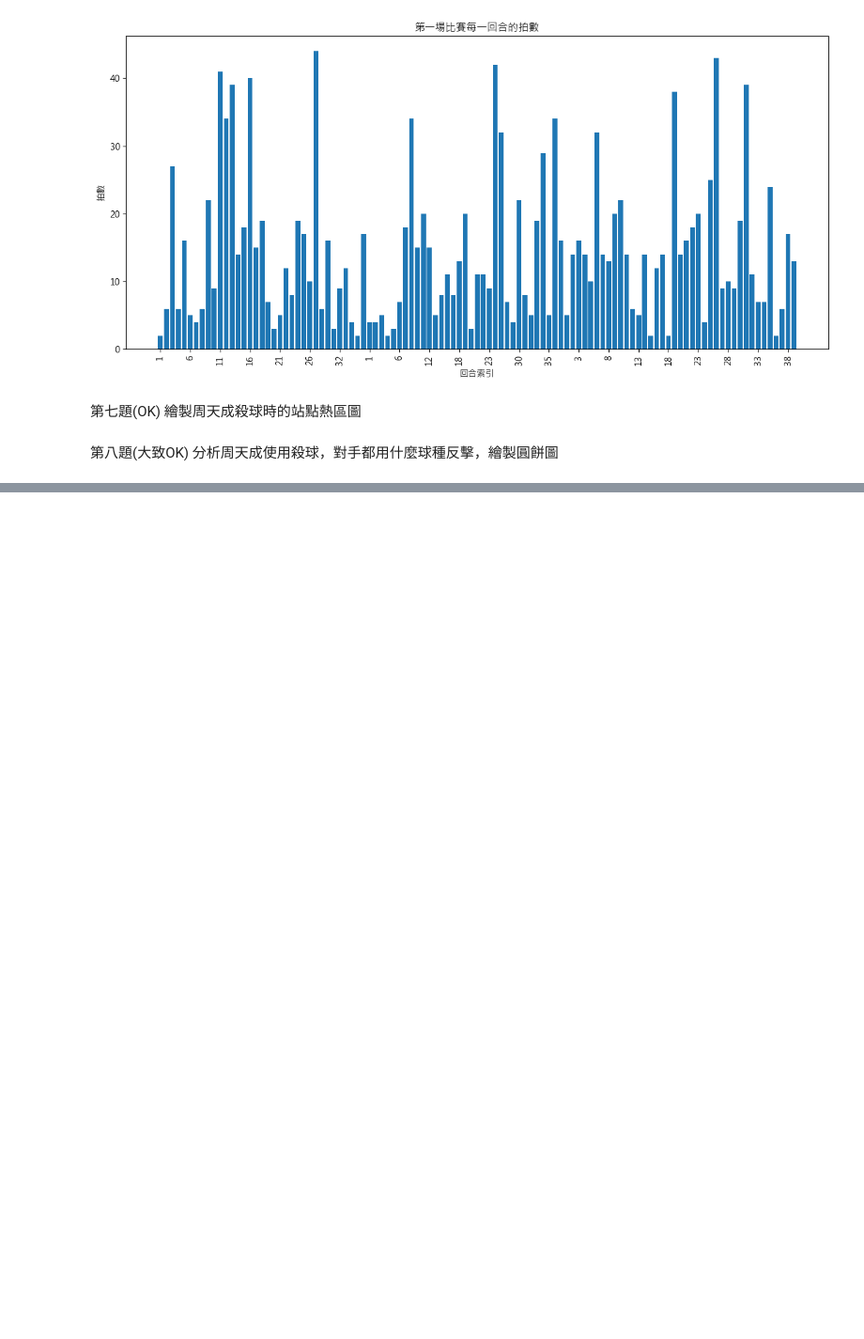
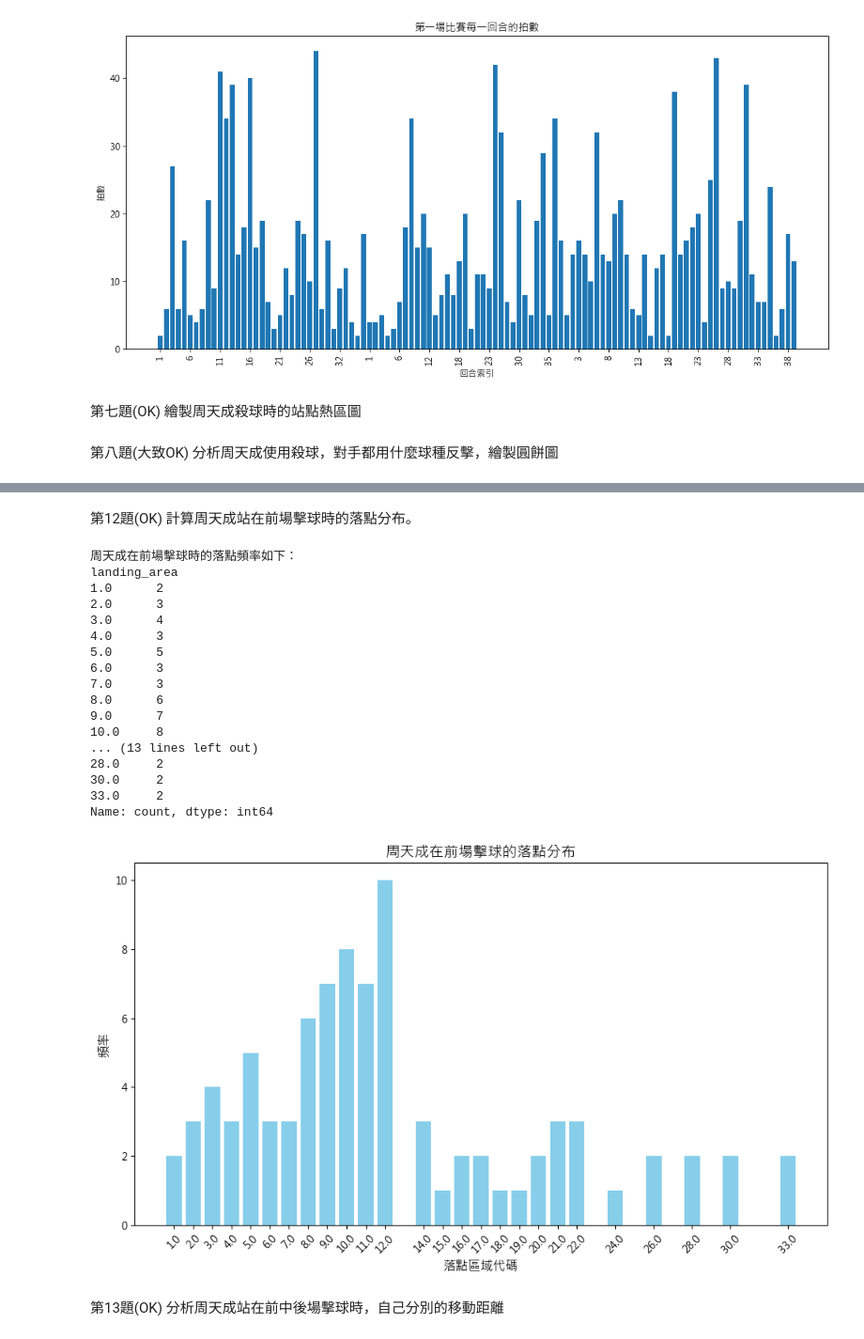
Before and after one commit to DanielTeng0811/BadmintonAI, a Jupyter notebook: question_ans_final.ipynb, the cells around one changed output, grey strips where cells are left out. Shown at 94% size. Cells and saved outputs as stored; diff of their text form; code cells hidden in the pictures; blank space fills up the shorter version.

```diff
--- a/question_ans_final.ipynb
+++ b/question_ans_final.ipynb
@@ -455,0 +612,61 @@ if len(df) > 0:
+# %% [markdown]
+第12題(OK)
+計算周天成站在前場擊球時的落點分布。
+# %%
+import platform
+import matplotlib.pyplot as plt
+import pandas as pd
+
+# 設置字體
+s = platform.system()
+plt.rcParams['font.sans-serif'] = ['Arial Unicode MS', 'PingFang TC'] if s == 'Darwin' else ['Microsoft JhengHei', 'SimHei'] if s == 'Windows' else ['WenQuanYi Zen Hei']
+plt.rcParams['axes.unicode_minus'] = False
+
+# 確認數據是否存在
+if len(df) > 0:
+    # 過濾周天成站在前場擊球的數據
+    front_court_areas = [17, 18, 19, 20, 21, 22, 23, 24]
+    filtered_df = df[(df['player'] == 'CHOU Tien Chen') & (df['player_location_area'].isin(front_court_areas))]
+
+    if len(filtered_df) > 0:
+        # 計算各落點區域的出現頻率
+        landing_area_counts = filtered_df['landing_area'].value_counts().sort_index()
+
+        # 可視化落點分布
+        fig, ax = plt.subplots(figsize=(10, 6))
+        ax.bar(landing_area_counts.index, landing_area_counts.values, color='skyblue')
+        ax.set_xlabel('落點區域代碼', fontsize=12)
+        ax.set_ylabel('頻率', fontsize=12)
+        ax.set_title('周天成在前場擊球的落點分布', fontsize=14)
+        ax.set_xticks(landing_area_counts.index)  # 使用正確的區域代碼作為ticks
+        ax.set_xticklabels(landing_area_counts.index)
+        plt.xticks(rotation=45)
+        plt.tight_layout()
+
+        print(f"周天成在前場擊球時的落點頻率如下：\n{landing_area_counts}")
+    else:
+        print("無周天成在前場擊球的相關數據。")
+else:
+    print("數據框 df 為空。")
+# %% [output]
+周天成在前場擊球時的落點頻率如下：
+landing_area
+1.0      2
+2.0      3
+3.0      4
+4.0      3
+5.0      5
+6.0      3
+7.0      3
+8.0      6
+9.0      7
+10.0     8
+... (13 lines left out)
+28.0     2
+30.0     2
+33.0     2
+Name: count, dtype: int64
+[figure, added]
+# %% [markdown]
+第13題(OK)
+分析周天成站在前中後場擊球時，自己分別的移動距離
```
Also changed, not shown: parts of 12 cells of this notebook, 4 other files.
